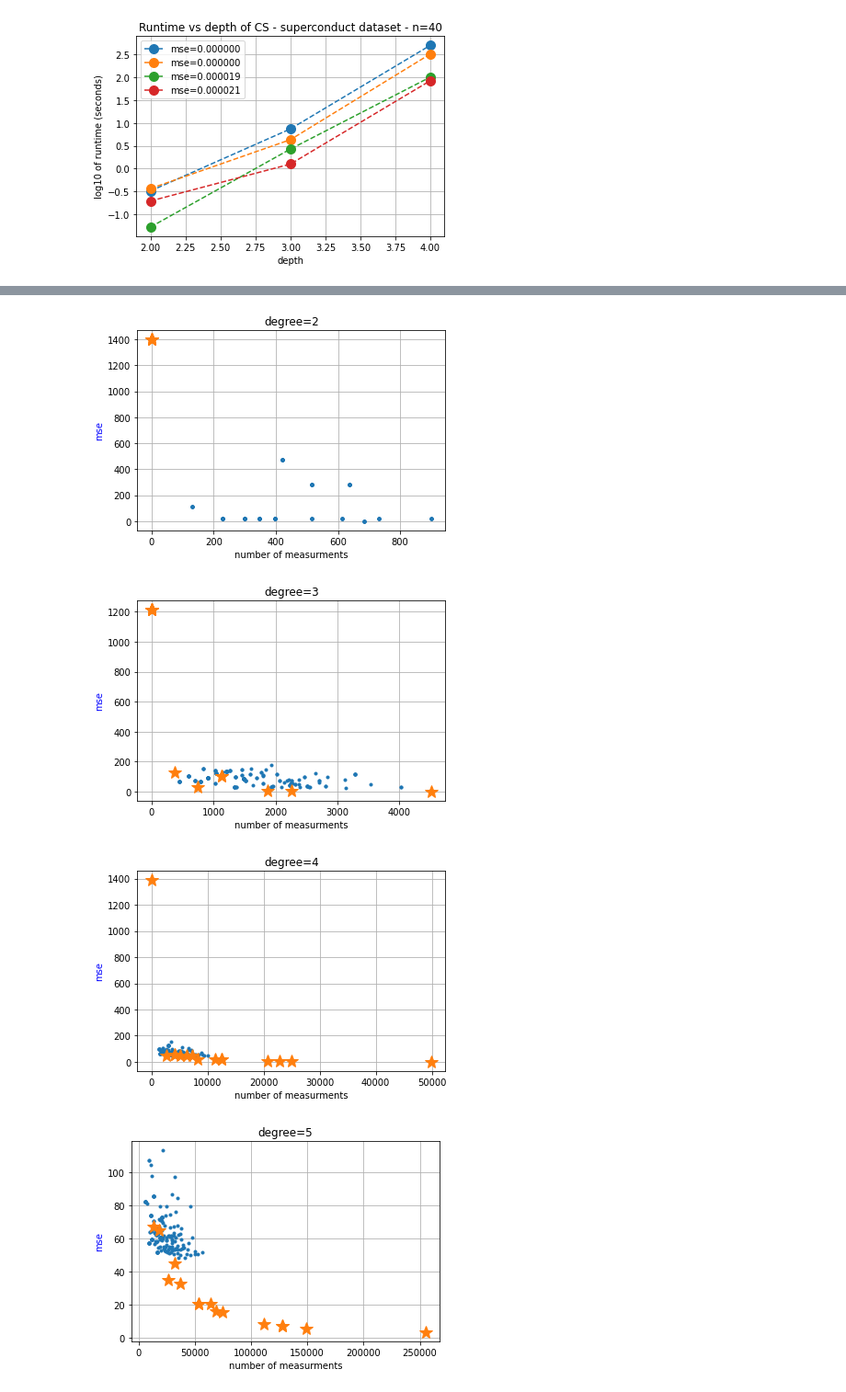
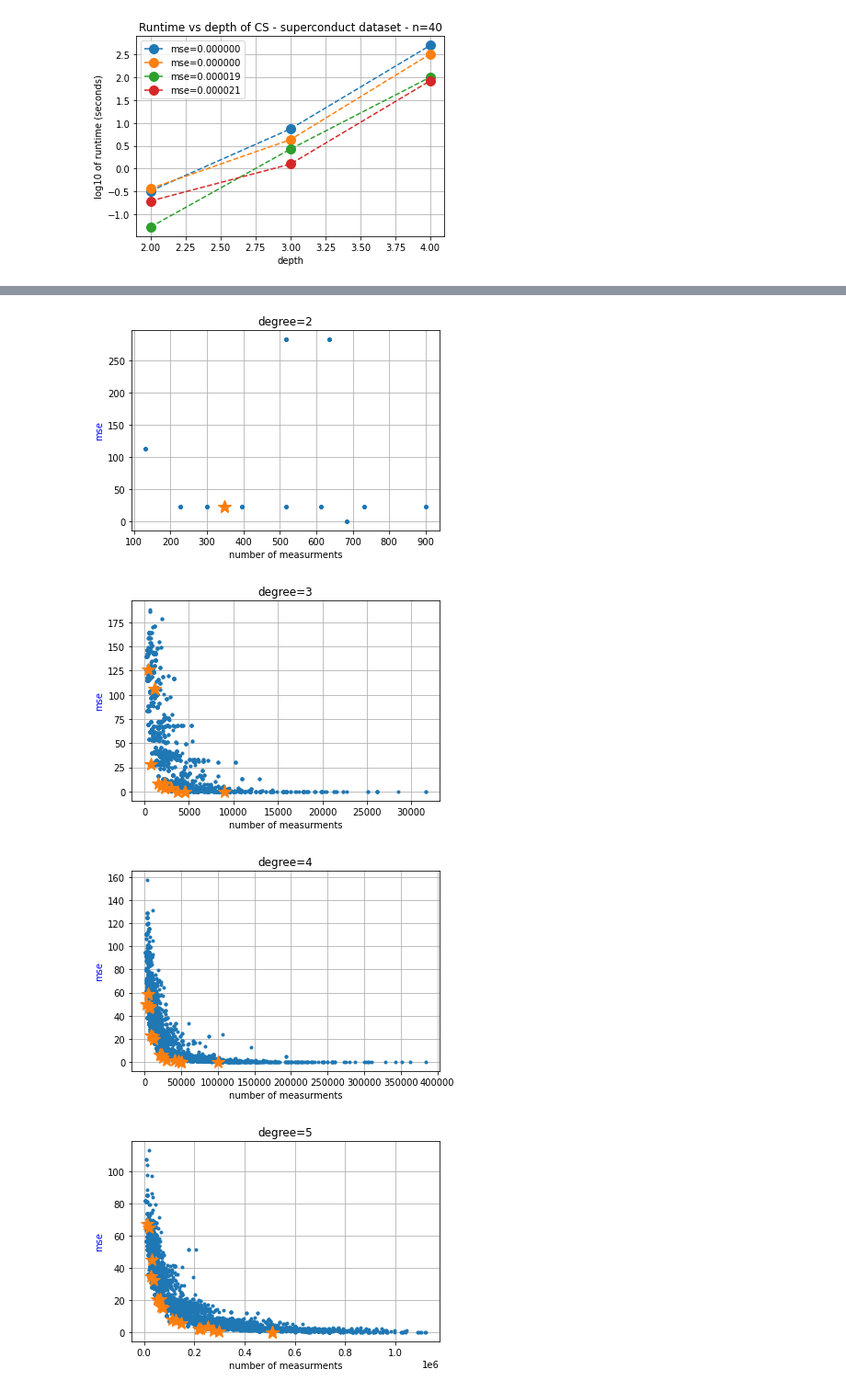
Before and after one commit to andisheh94/sparse_fourier_and_cs_on_xgboost, a Jupyter notebook: learning_boolean_functions/plotter/plotter.ipynb, the cells around one changed output, grey strips where cells are left out. Shown at 92% size. Saved outputs shown, nothing was run; the diff lists cells and outputs as text; code cells hidden in the pictures.

```diff
--- a/learning_boolean_functions/plotter/plotter.ipynb
+++ b/learning_boolean_functions/plotter/plotter.ipynb
@@ -138,16 +137,0 @@ Could not find superconduct_n=324_no_trees=20_depth=2_C=0.8_ratio=5.0.json
-# %%
-# Reed solomon one more time after examination
-C_ratio_list = {2:[(0.6,1.1)], 3:[(0.1,1.1)], 4:[(0.05, 2.6)], 5:[(0.05, 5.0)]}
-result_reed_solomon = {}
-for depth in [2, 3, 4, 5]:
-    result_reed_solomon[depth] = []
-    for C in [0.05, 0.1, 0.15, 0.2, 0.4]:
-        for ratio in [1.1, 2.6, 5.0]:
-            try:
-                f =open(f"../results/reed_solomon/{dataset}_n={n}_no_trees={no_trees}_depth={depth}_C={C:.3}_ratio={ratio:.3}.json")
-                data = json.loads(f.read())
-                normalized_mse = data["mse"]/data['true_fourier_norm_squared']
-                print(data["C"], data["ratio"], data["mse"], normalized_mse, data["measurements"])
-                result_reed_solomon[depth].append((data["measurements"], data["mse"],  data["C"], data["ratio"],  data["time_cached"]))
-            except:
-                print(f"Could not find {dataset}_n={n}_no_trees={no_trees}_depth={depth}_C={C:.3}_ratio={ratio:.3}.json")
@@ -171,0 +138,18 @@ Could not find superconduct_n=324_no_trees=20_depth=2_C=0.15_ratio=5.0.json
+# %%
+# Reed solomon one more time after examination
+C_ratio_list = {2:[(0.6,1.1)], 3:[(0.1,1.1)], 4:[(0.05, 2.6)], 5:[(0.05, 5.0)]}
+result_reed_solomon = {}
+for depth in [2, 3, 4, 5, 6]:
+    print(depth)
+    result_reed_solomon[depth] = []
+    for C in [0.05, 0.1, 0.15, 0.2, 0.4, 0.6, 0.8]:
+        for ratio in [1.1, 2.6, 5.0]:
+            try:
+                f =open(f"../results/reed_solomon/{dataset}_n={n}_no_trees={no_trees}_depth={depth}_C={C:.3}_ratio={ratio:.3}.json")
+                data = json.loads(f.read())
+                normalized_mse = data["mse"]/data['true_fourier_norm_squared']
+                print(data["C"], data["ratio"], data["mse"], normalized_mse, data["measurements"])
+                if normalized_mse<0.3:
+                    result_reed_solomon[depth].append((data["measurements"], data["mse"],  data["C"], data["ratio"],  data["time_cached"]))
+            except:
+                print(f"Could not find {dataset}_n={n}_no_trees={no_trees}_depth={depth}_C={C:.3}_ratio={ratio:.3}.json")
@@ -174,12 +176,13 @@ Could not find superconduct_n=324_no_trees=20_depth=2_C=0.15_ratio=5.0.json
 from math import ceil
 result_binning = {}
 
-for depth in [2, 3, 4, 5]:
+for depth in [2, 3, 4, 5, 6]:
     found = 0
     not_found = 0
     print("depth=", depth)
     result_binning[depth] = []
-    for C, ratio in C_ratio_list[depth]:
+    for C in [0.05, 0.1 , 0.15, 0.2 , 0.4, 0.6, 0.8]:
+        for ratio in [1.1, 2.6, 5.0]:
             # Iterations over the frequency recovery primitive
             cs_bins_range = np.linspace(0.2 * depth ** 2 , depth ** 2, 10)
             cs_bins_range = [ceil(a) for a in cs_bins_range]
@@ -193,7 +196,9 @@ for depth in [2, 3, 4, 5]:
                             found+=1
                             data = json.loads(f.read())
                             #print(data)
-                            result_binning[depth].append((data["measurements"], data["mse"]))
+                            normalized_mse = data["mse"]/data['true_fourier_norm_squared']
+                            if normalized_mse<0.3:
+                                result_binning[depth].append((data["measurements"], data["mse"]))
                         except:
                             not_found+=1
                             #print(f"Could not find {dataset}_n={n}_no_trees={no_trees}_depth={depth}_"
@@ -212,17 +219,17 @@ found 177, not found 3
 # %%
-for depth in [2, 3, 4, 5]:
+for depth in [2, 3, 4, 5, 6]:
     fig, ax = plt.subplots()
     ax.set_ylabel("mse", color="blue")
     ax.set_xlabel("number of measurments")
     ax.plot([a[0] for a in result_binning[depth]],[a[1] for a in result_binning[depth]],'.')
     ax.plot([a[0] for a in result_reed_solomon[depth]],[a[1] for a in result_reed_solomon[depth]],'*', markersize=15)
     ax.xaxis.grid()
     ax.yaxis.grid()
     ax.set_title(f"degree={depth}")
     #plt.savefig(f"images/random/n={n}_d={degree}", dpi=300)
     plt.show()
 # %% [output]
-[figure, old version]
+[figure, new version]
-[figure, old version]
+[figure, new version]
-[figure, old version]
+[figure, new version]
-[figure, old version]
+[figure, new version]
```
Also changed, not shown: parts of 13 cells of this notebook, 4 other files.
